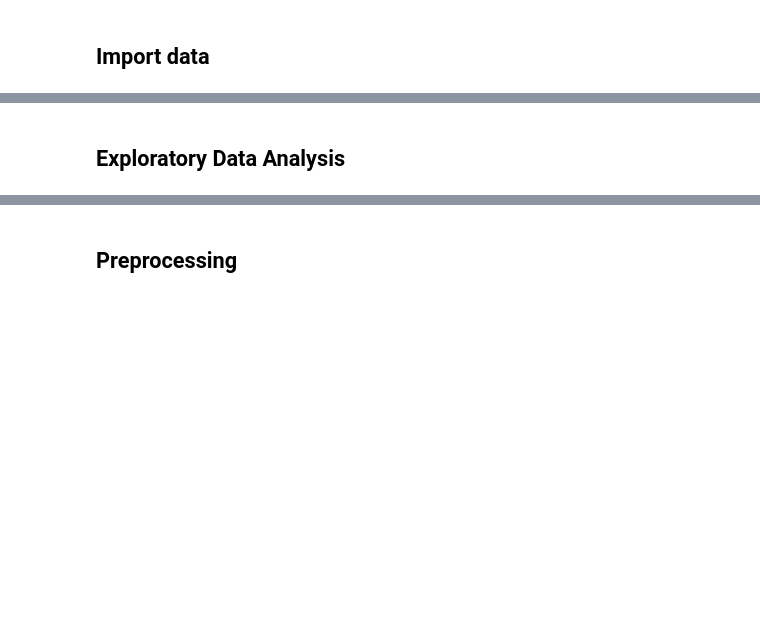
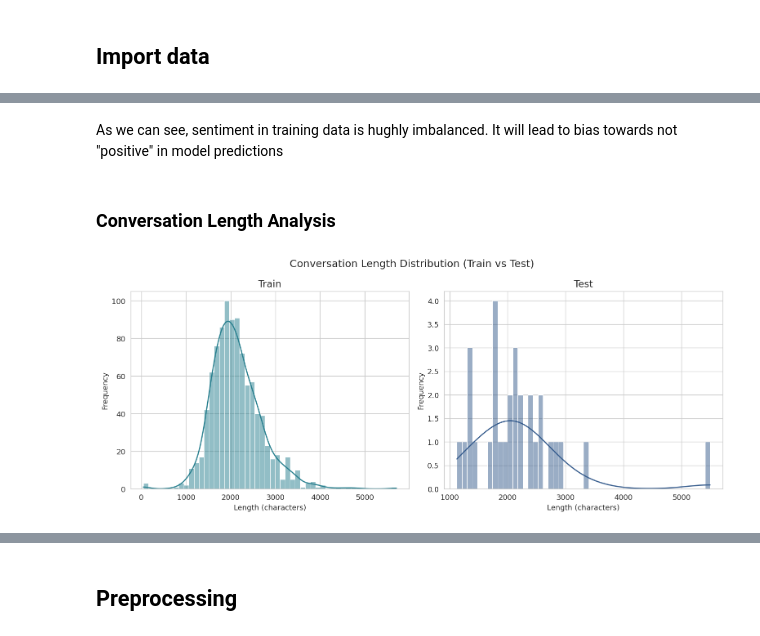
Before and after one commit to Ksksksksksksksks/di725_assignment1, a Jupyter notebook: sentiment-transformer.ipynb, the cells around one changed output, grey strips where cells are left out. Cells and saved outputs as stored; diff of their text form; code cells hidden in the pictures; blank space fills up the shorter version.

```diff
--- a/sentiment-transformer.ipynb
+++ b/sentiment-transformer.ipynb
@@ -80,2 +188,49 @@ test dataset sample:
+# %% [markdown]
+As we can see, sentiment in training data is hughly imbalanced. It will lead to bias towards not "positive" in model predictions
 # %% [markdown]
-## Exploratory Data Analysis
+### Conversation Length Analysis
+# %%
+
+train_df["conversation_length"] = train_df["conversation"].apply(len)
+test_df["conversation_length"] = test_df["conversation"].apply(len)
+
+plt.rcParams["figure.dpi"] = 130
+sns.set_style("whitegrid")
+
+fig, axes = plt.subplots(1, 2, figsize=(12,5))
+
+bins = 50
+max_len = max(train_df["conversation_length"].max(), test_df["conversation_length"].max())
+
+# ---- TRAIN ----
+sns.histplot(
+    train_df["conversation_length"],
+    bins=bins,
+    kde=True,
+    color=sns.color_palette("viridis")[2],
+    ax=axes[0]
+)
+
+axes[0].set_title("Train", fontsize=13)
+axes[0].set_xlabel("Length (characters)")
+axes[0].set_ylabel("Frequency")
+
+# ---- TEST ----
+sns.histplot(
+    test_df["conversation_length"],
+    bins=bins,
+    kde=True,
+    color=sns.color_palette("viridis")[1],
+    ax=axes[1]
+)
+
+axes[1].set_title("Test", fontsize=13)
+axes[1].set_xlabel("Length (characters)")
+axes[1].set_ylabel("Frequency")
+
+plt.suptitle("Conversation Length Distribution (Train vs Test)", fontsize=14)
+
+plt.tight_layout()
+plt.show()
+# %% [output]
+[figure, added]
```
Also changed, not shown: parts of 31 cells of this notebook.
